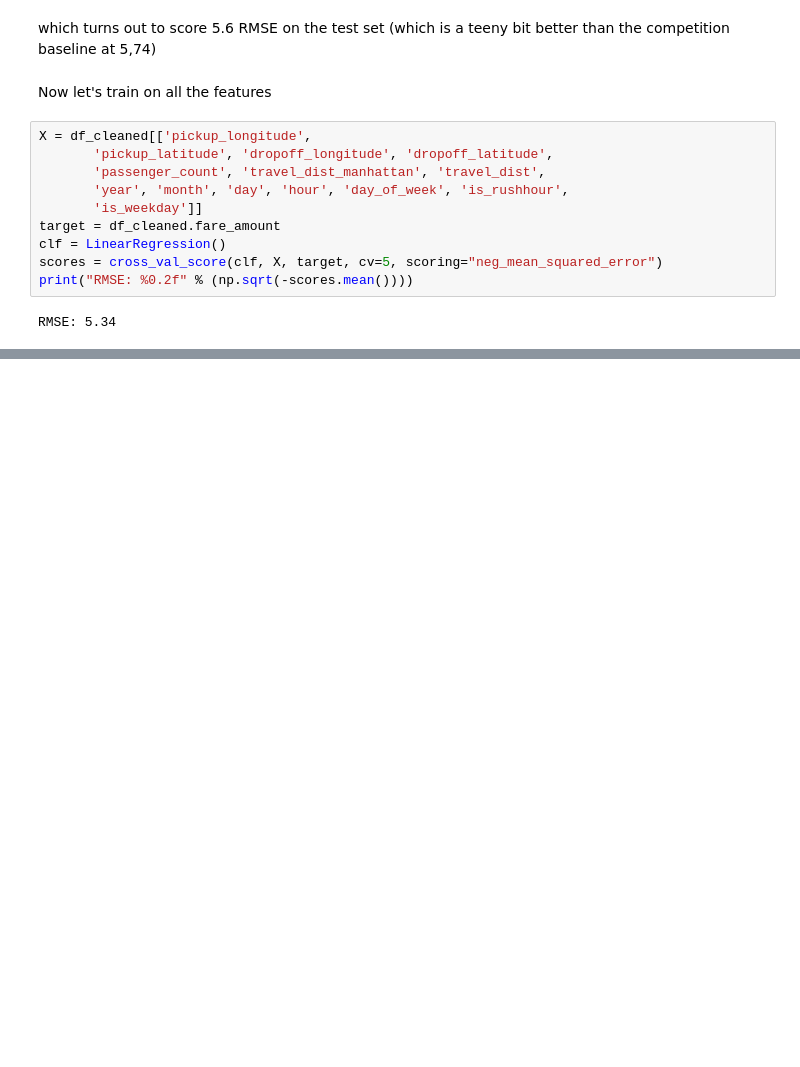
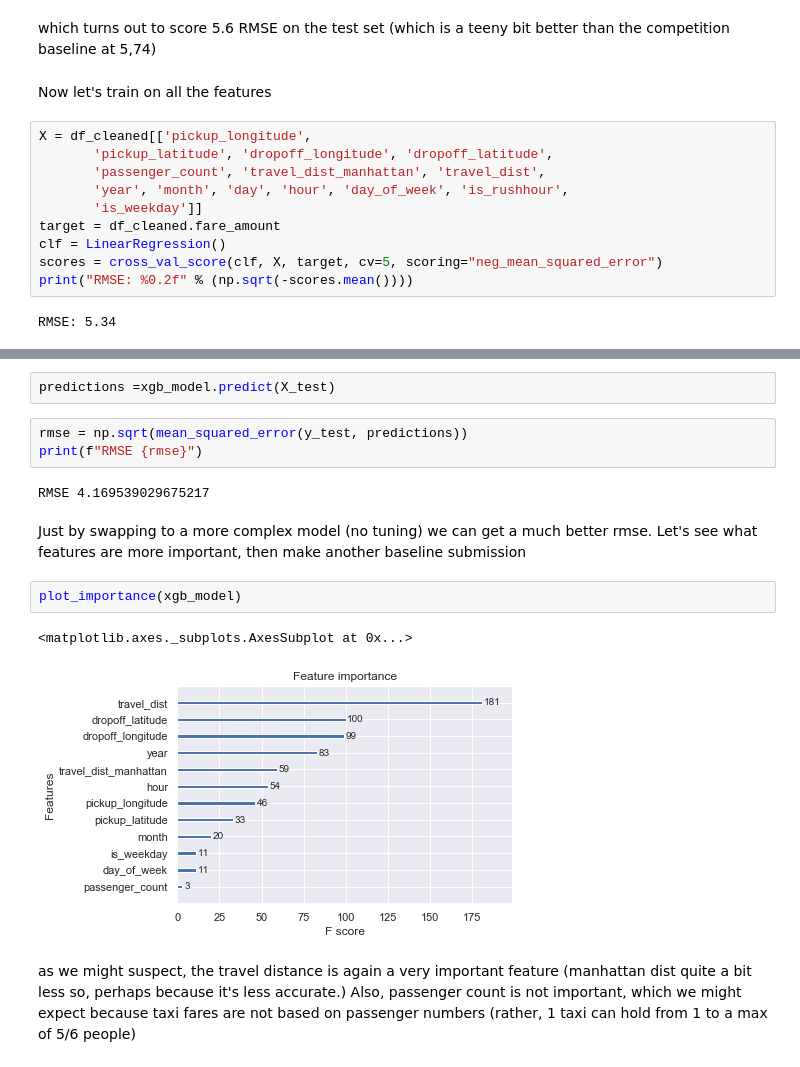
Before and after one commit to wwymak/kaggle-nyc-taxi-fare, a Jupyter notebook: init1.ipynb, the cells around one changed output, grey strips where cells are left out. Drawn from its saved outputs; the diff is of its cells as text; blank space fills up the shorter version.

```diff
--- a/init1.ipynb
+++ b/init1.ipynb
@@ -446,0 +468,16 @@ xgb_model.fit(X_train, y_train)
+# %%
+predictions =xgb_model.predict(X_test)
+# %%
+rmse = np.sqrt(mean_squared_error(y_test, predictions))
+print(f"RMSE {rmse}")
+# %% [output]
+RMSE 4.169539029675217
+# %% [markdown]
+Just by swapping to a more complex model (no tuning) we can get a much better rmse. Let's see what features are more important, then make another baseline submission
+# %%
+plot_importance(xgb_model)
+# %% [output]
+<matplotlib.axes._subplots.AxesSubplot at 0x...>
+[figure, added]
+# %% [markdown]
+as we might suspect, the travel distance is again a very important feature (manhattan dist quite a bit less so, perhaps because it's less accurate.) Also, passenger count is not important, which we might expect because taxi fares are not based on passenger numbers (rather, 1 taxi can hold from 1 to a max of 5/6 people)
```
Also changed, not shown: parts of 10 cells of this notebook, 1 other file.
